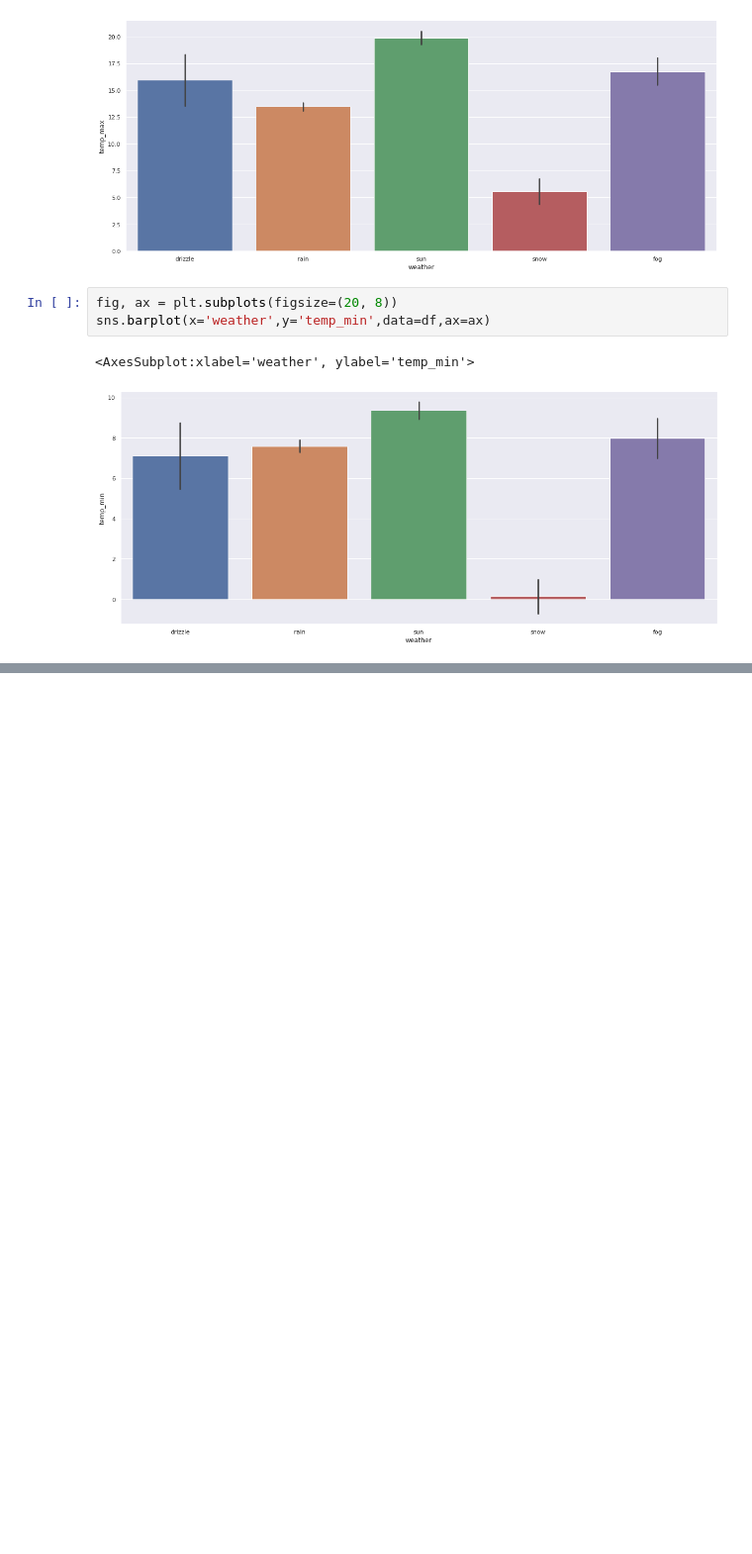
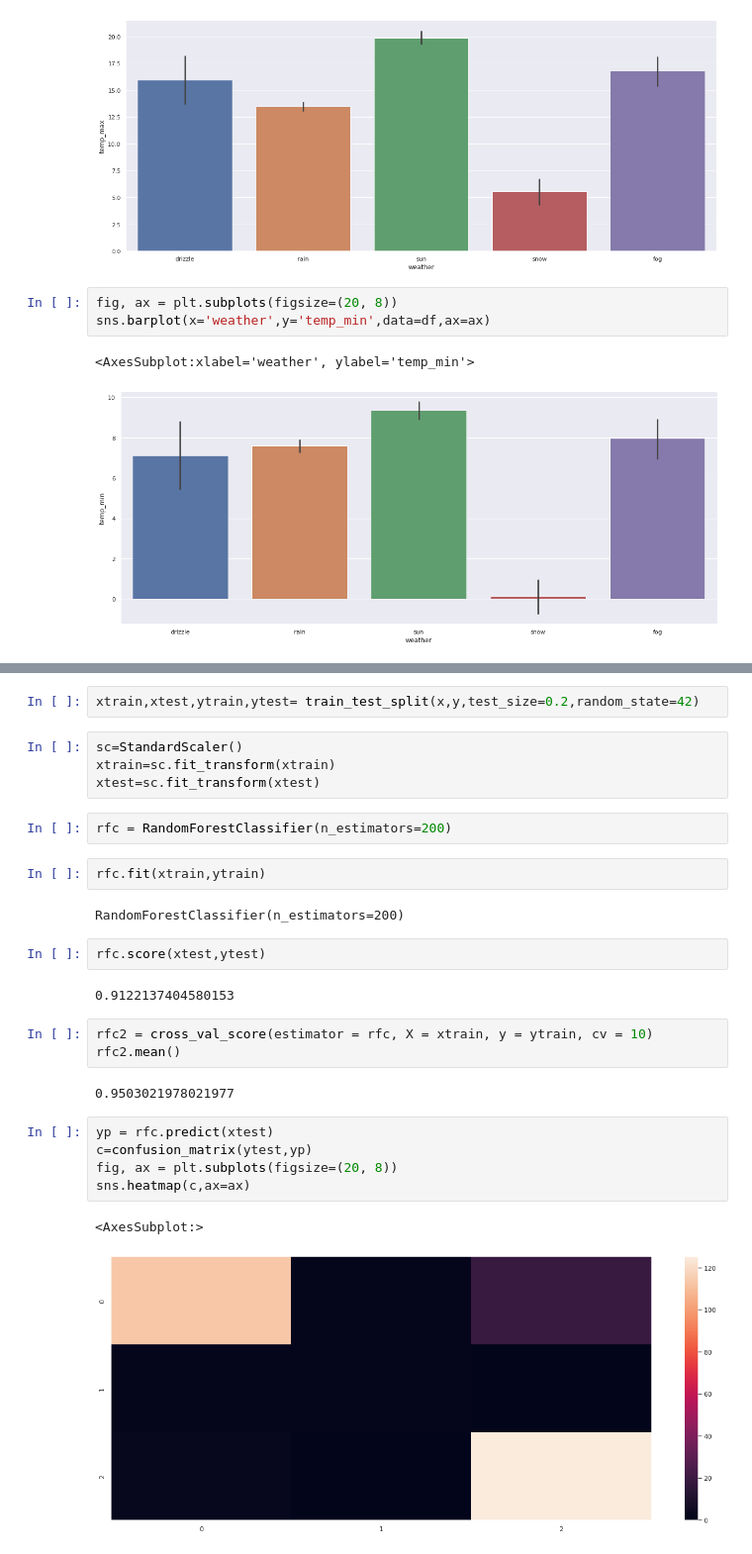
Before and after one commit to Anindita-172/Projects-, a Jupyter notebook: weather_prediction.ipynb, the cells around one changed output, grey strips where cells are left out. Shown: that part at 99% size. Saved outputs shown, nothing was run; the diff lists cells and outputs as text; blank space fills up the shorter version.

```diff
--- a/weather_prediction.ipynb
+++ b/weather_prediction.ipynb
@@ -146,0 +336,29 @@ sns.barplot(x='weather',y='temp_min',data=df,ax=ax)
+# %%
+xtrain,xtest,ytrain,ytest= train_test_split(x,y,test_size=0.2,random_state=42)
+# %%
+sc=StandardScaler()
+xtrain=sc.fit_transform(xtrain)
+xtest=sc.fit_transform(xtest)
+# %%
+rfc = RandomForestClassifier(n_estimators=200)
+# %%
+rfc.fit(xtrain,ytrain)
+# %% [output]
+RandomForestClassifier(n_estimators=200)
+# %%
+rfc.score(xtest,ytest)
+# %% [output]
+0.9122137404580153
+# %%
+rfc2 = cross_val_score(estimator = rfc, X = xtrain, y = ytrain, cv = 10)
+rfc2.mean()
+# %% [output]
+0.9503021978021977
+# %%
+yp = rfc.predict(xtest)
+c=confusion_matrix(ytest,yp)
+fig, ax = plt.subplots(figsize=(20, 8))
+sns.heatmap(c,ax=ax)
+# %% [output]
+<AxesSubplot:>
+[figure, added]
```
Also changed, not shown: parts of 37 cells of this notebook.
